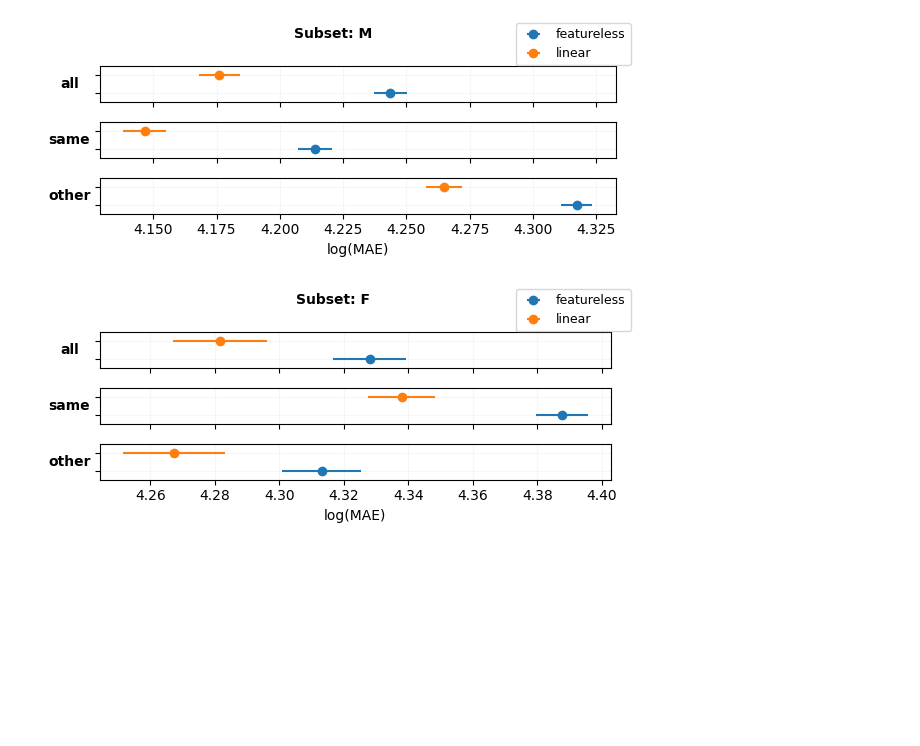
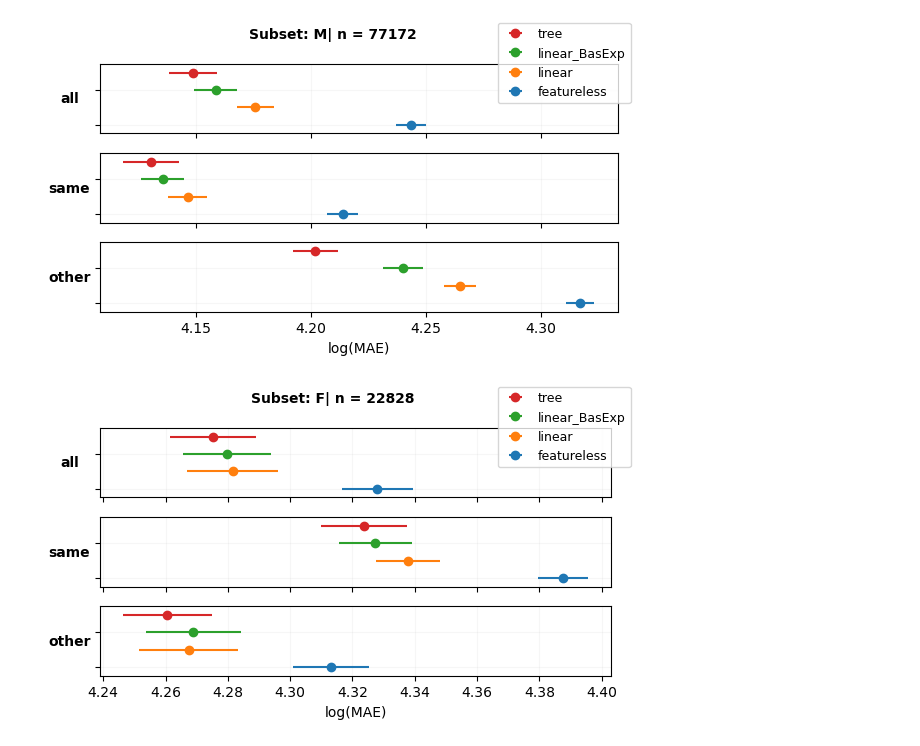
Before and after one commit to lamtung16/soak_regression, a Jupyter notebook: notebook_soak_low_level.ipynb, the cells around one changed output. Saved outputs shown, nothing was run; the diff lists cells and outputs as text; code cells hidden in the pictures; blank space fills up the shorter version.

```diff
--- a/notebook_soak_low_level.ipynb
+++ b/notebook_soak_low_level.ipynb
@@ -16,11 +18,8 @@ subset_vec = data[subset_col]
 # %%
-# initial soak obj
-soak_obj = SOAK(n_splits=5)
-
 # generate dataframe of results:
 results = []
 for subset_value, category, X_train, y_train, X_test, y_test in soak_obj.split(X, y, subset_vec):
-    for model in ['featureless', 'linear']:
+    for model in ['featureless', 'linear', 'linear_BasExp', 'tree']:
         mse, mae = soak_obj.model_eval(X_train, y_train, X_test, y_test, model)
         results.append({
                     "subset": subset_value,
@@ -31,10 +30,10 @@ for subset_value, category, X_train, y_train, X_test, y_test in soak_obj.split(X
                 })
 results_df = pd.DataFrame(results)
 # %%
-soak_obj.plot_metrics(results_df, subset_value='M', metric='mae', figsize=(6,2.5))
+soak_obj.plot_metrics(results_df, subset_value='M', subset_vec=subset_vec, metric='mae', figsize=(6,3.5))
 # %% [output]
-[figure, old version]
+[figure, new version]
 # %%
-soak_obj.plot_metrics(results_df, subset_value='F', metric='mae', figsize=(6,2.5))
+soak_obj.plot_metrics(results_df, subset_value='F', subset_vec=subset_vec, metric='mae', figsize=(6,3.5))
 # %% [output]
-[figure, old version]
+[figure, new version]
```
Also changed, not shown: parts of 6 cells of this notebook, 1 other file.
